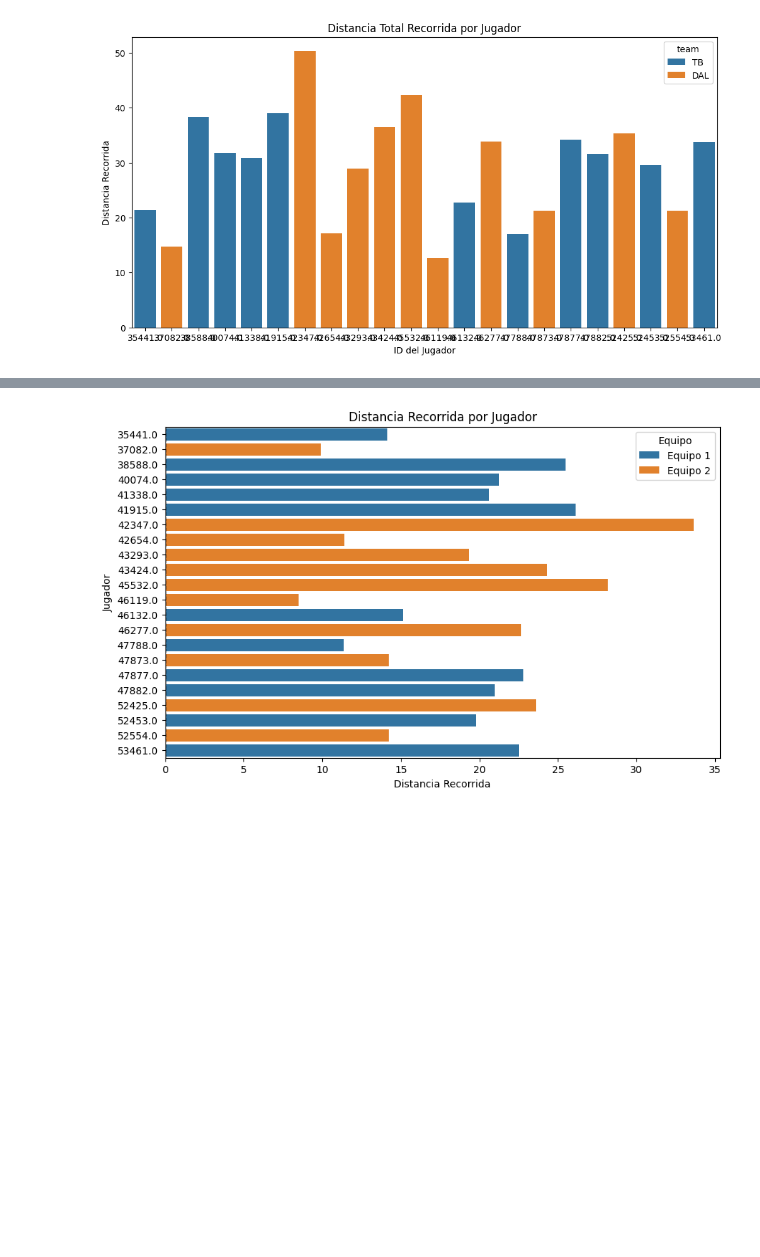
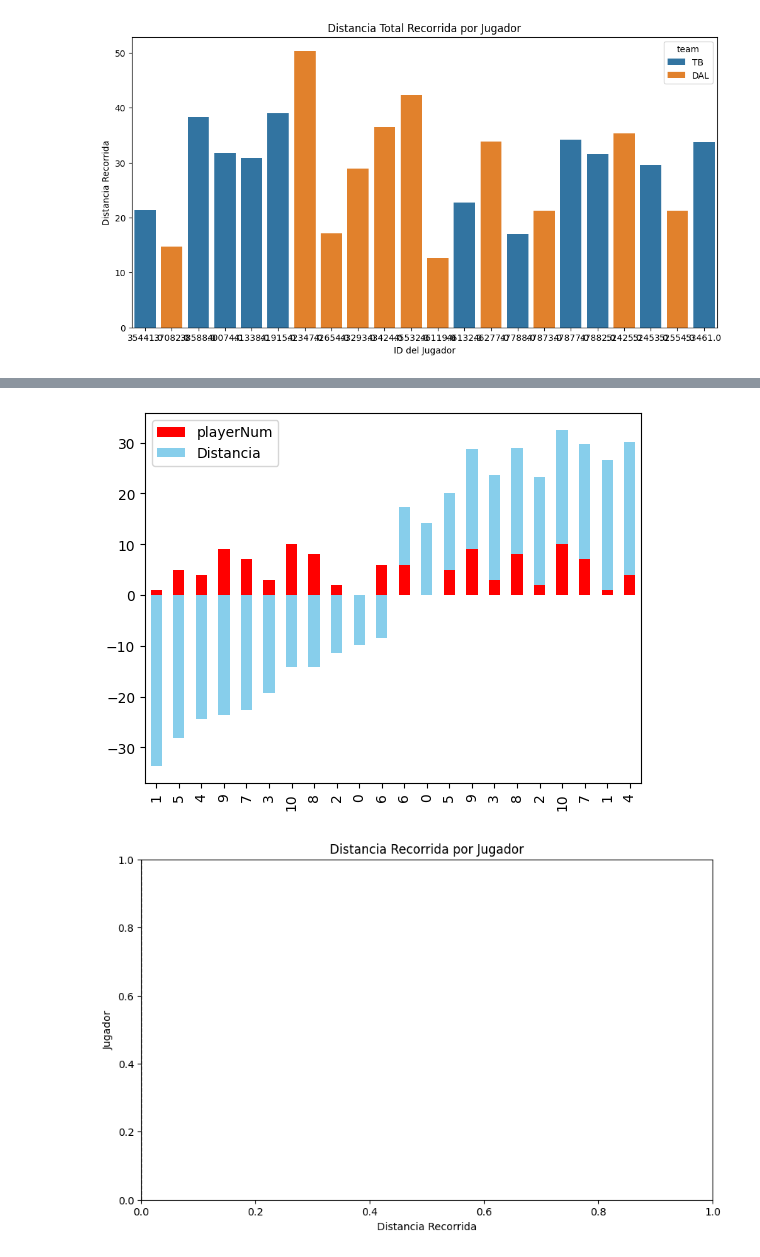
Before and after one commit to rauldaal/nfl-visualization, a Jupyter notebook: prova.ipynb, the cells around one changed output, grey strips where cells are left out. Saved outputs shown, nothing was run; the diff lists cells and outputs as text; code cells hidden in the pictures; blank space fills up the shorter version.

```diff
--- a/prova.ipynb
+++ b/prova.ipynb
@@ -133,32 +148,41 @@ import matplotlib.pyplot as plt
 # Supongamos que tienes una lista con dos diccionarios para cada equipo
 # team1 = {'Jugador1': distancia1, 'Jugador2': distancia2, ...}
 # team2 = {'JugadorA': distanciaA, 'JugadorB': distanciaB, ...}
 
 # Crear DataFrames para cada equipo
 df_team1 = pd.DataFrame(list(team1.items()), columns=['Jugador', 'Distancia'])
 df_team2 = pd.DataFrame(list(team2.items()), columns=['Jugador', 'Distancia'])
 
 # Agregar una columna 'Equipo' para identificar a qué equipo pertenece cada jugador
 df_team1['Equipo'] = 'Equipo 1'
 df_team2['Equipo'] = 'Equipo 2'
 df_team2['Distancia'] = df_team2['Distancia']*-1
 
+df_team1['playerNum'] = list(range(11))
+df_team2['playerNum'] = list(range(11))
+
 # Concatenar los DataFrames
 df_combined = pd.concat([df_team1, df_team2])
 
 # Asignar colores a cada equipo
 colores = {'Equipo 1': 'skyblue', 'Equipo 2': 'orange'}
 
 # Ordenar el DataFrame combinado por la columna de distancia
 df_combined = df_combined.sort_values(by='Distancia', ascending=True)
 
+df_combined_ = df_combined[['playerNum', 'Distancia']]
+
+df_combined_.plot(kind='bar', stacked=True, color=['red', 'skyblue', 'green'])
+
+
 # Crear el gráfico de barras horizontales
 plt.figure(figsize=(10, 6))
-sns.barplot(x='Distancia', y='Jugador', data=df_combined, orient='h', hue='Equipo')
+#sns.barplot(x='Distancia', y='playerNum', data=df_combined_, orient='h', hue='Equipo')
 plt.axvline(x=0, color='black', linestyle='--', linewidth=1)  # Línea en el valor 0
 plt.xlabel('Distancia Recorrida')
 plt.ylabel('Jugador')
 plt.title('Distancia Recorrida por Jugador')
 plt.show()
 # %% [output]
-[figure, old version]
+[figure, new version]
+[figure, added]
```
Also changed, not shown: parts of 5 cells of this notebook, 7 other files.
